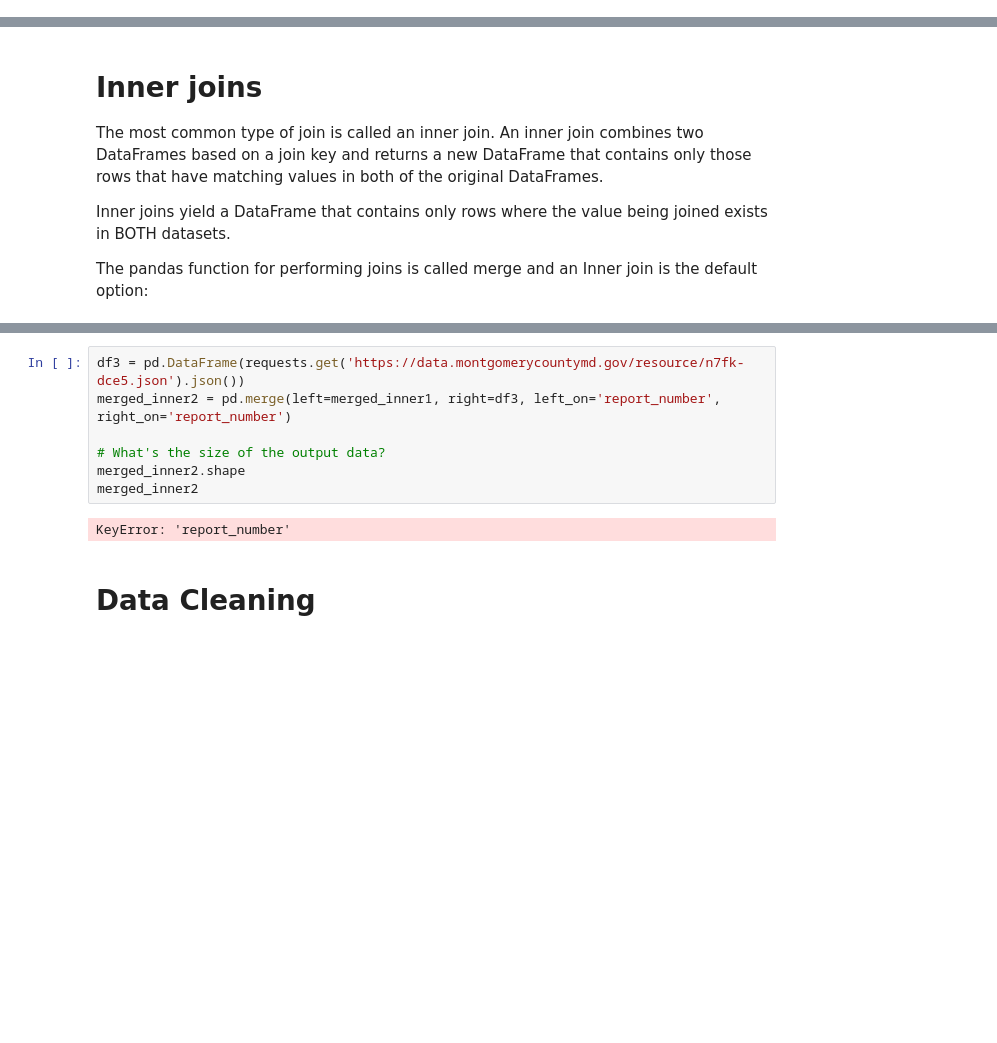
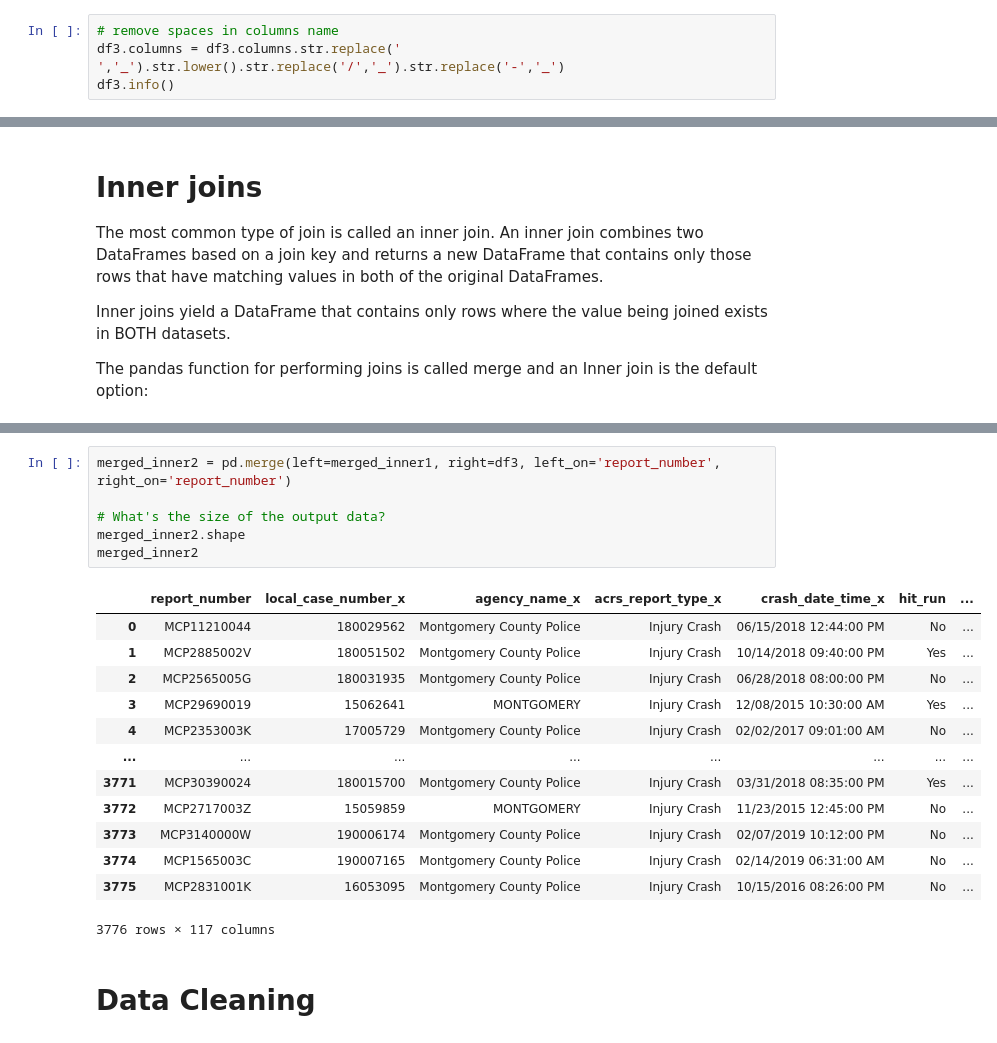
Before and after one commit to ssalifou/DATA205, a Jupyter notebook: Crash_Reporting_Project.ipynb, the cells around one changed output, grey strips where cells are left out. Saved outputs shown, nothing was run; the diff lists cells and outputs as text; blank space fills up the shorter version.

```diff
--- a/Crash_Reporting_Project.ipynb
+++ b/Crash_Reporting_Project.ipynb
@@ -91,0 +131,4 @@ memory usage: 304.8+ KB
+# %%
+# remove spaces in columns name
+df3.columns = df3.columns.str.replace(' ','_').str.lower().str.replace('/','_').str.replace('-','_')
+df3.info()
@@ -243,12 +296,23 @@ merged_inner1
 # %%
-df3 = pd.DataFrame(requests.get('https://data.montgomerycountymd.gov/resource/n7fk-dce5.json').json())
 merged_inner2 = pd.merge(left=merged_inner1, right=df3, left_on='report_number', right_on='report_number')
 
 # What's the size of the output data?
 merged_inner2.shape
 merged_inner2
 # %% [output]
+|  | report_number | local_case_number_x | agency_name_x | acrs_report_type_x | crash_date_time_x | hit_run | ... |
+| 0 | MCP11210044 | 180029562 | Montgomery County Police | Injury Crash | 06/15/2018 12:44:00 PM | No | ... |
+| 1 | MCP2885002V | 180051502 | Montgomery County Police | Injury Crash | 10/14/2018 09:40:00 PM | Yes | ... |
+| 2 | MCP2565005G | 180031935 | Montgomery County Police | Injury Crash | 06/28/2018 08:00:00 PM | No | ... |
+| 3 | MCP29690019 | 15062641 | MONTGOMERY | Injury Crash | 12/08/2015 10:30:00 AM | Yes | ... |
+| 4 | MCP2353003K | 17005729 | Montgomery County Police | Injury Crash | 02/02/2017 09:01:00 AM | No | ... |
+| ... | ... | ... | ... | ... | ... | ... | ... |
+| 3771 | MCP30390024 | 180015700 | Montgomery County Police | Injury Crash | 03/31/2018 08:35:00 PM | Yes | ... |
+| 3772 | MCP2717003Z | 15059859 | MONTGOMERY | Injury Crash | 11/23/2015 12:45:00 PM | No | ... |
+| 3773 | MCP3140000W | 190006174 | Montgomery County Police | Injury Crash | 02/07/2019 10:12:00 PM | No | ... |
+| 3774 | MCP1565003C | 190007165 | Montgomery County Police | Injury Crash | 02/14/2019 06:31:00 AM | No | ... |
+| 3775 | MCP2831001K | 16053095 | Montgomery County Police | Injury Crash | 10/15/2016 08:26:00 PM | No | ... |
-KeyError: 'report_number'
+3776 rows × 117 columns
 # %% [markdown]
 # Data Cleaning
 # %% [markdown]
```
Also changed, not shown: parts of 20 cells of this notebook.
